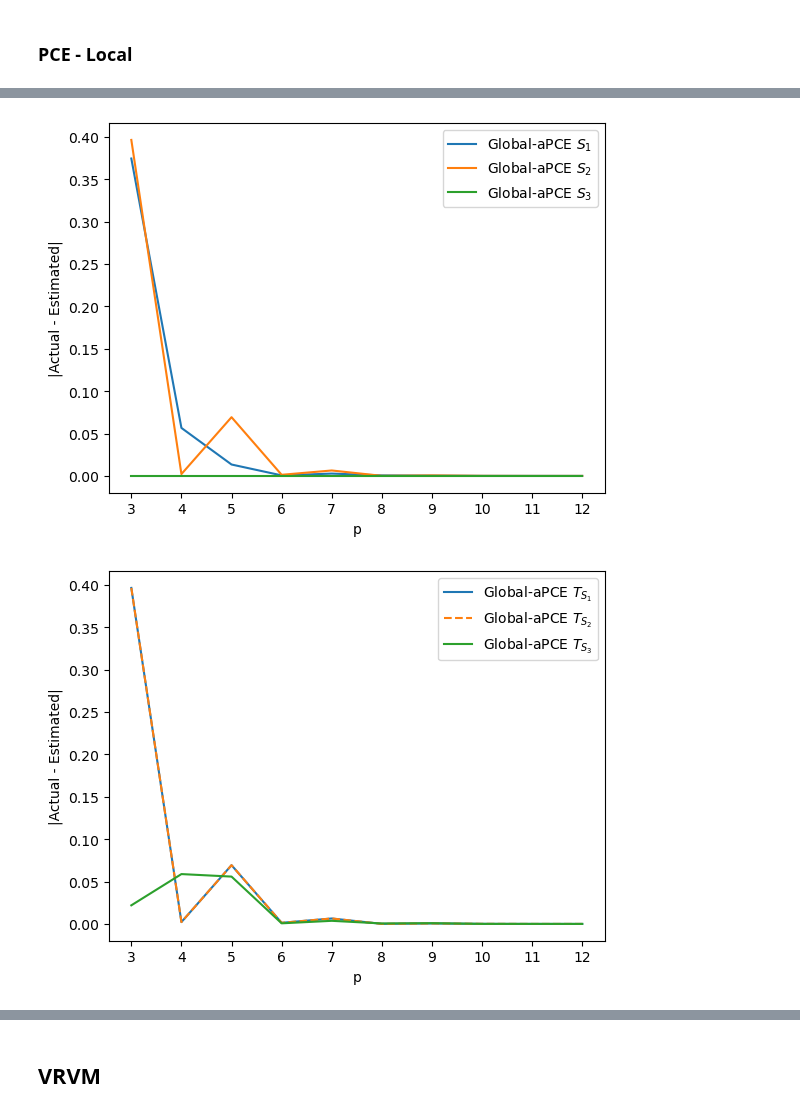
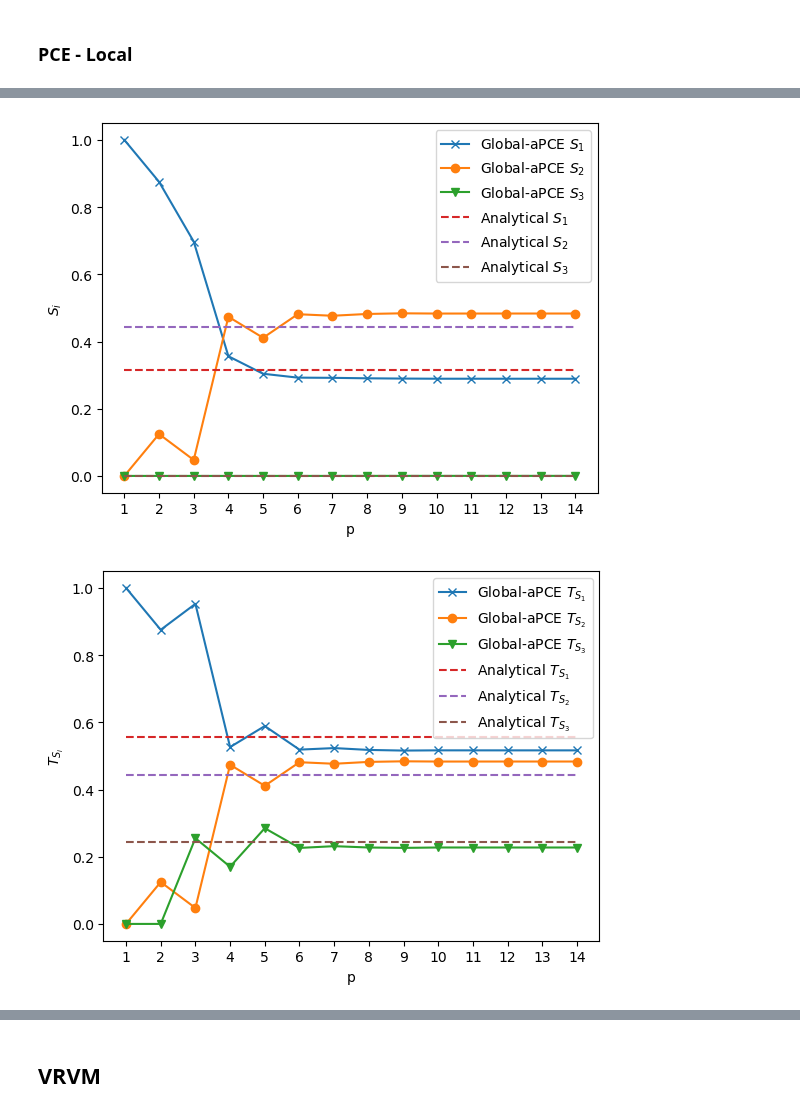
Before and after one commit to IsabelCoronaGuevara/CUDenver-Thesis, a Jupyter notebook: Results_SparseBayesianLearning.ipynb, the cells around one changed output, grey strips where cells are left out. Drawn from its saved outputs; the diff is of its cells as text; code cells hidden in the pictures.

```diff
--- a/Results_SparseBayesianLearning.ipynb
+++ b/Results_SparseBayesianLearning.ipynb
@@ -59,7 +59,7 @@ def parameter_values_ME(param_list, t):
 # %%
 N_train = 320 # Sample size
 N_test = 80
-#N_pol = 1000000
+N_pol = 1000
 N_mc = 1000000 #10^6 samples
 
 d = 3
@@ -68,7 +68,7 @@ np.random.seed(2357)
 
 X_train = np.random.uniform(-np.pi, np.pi, size=(N_train, d))
 X_test = np.random.uniform(-np.pi, np.pi, size=(N_test, d))
-X_pol = X_train.copy() #np.random.uniform(-np.pi, np.pi, size=(N_pol, d))
+X_pol = np.random.uniform(-np.pi, np.pi, size=(N_pol, d))
 
 Y_train = tf.ishigami(X_train)
 Y_test = tf.ishigami(X_test)
@@ -262,12 +262,12 @@ sa = sobol_GSA(d, tf.ishigami)
 for i in range(len(p)):
 
     mod = aPCE(X_pol, p[i])
-    P = mod.Create_Orthonormal_Polynomials(p[i], np.array(B_init))
+    P = mod.Create_Orthonormal_Polynomials_MC(p[i])
 
     Ishigami_AFVB_Global_aPCE_model = AFVB_PCE('aPCE', d = 3, p = p[i], domain = None, aPCE_model = mod, P = P, A_0 = A0_AFVB_Global_aPCE[i], B_0 = B0_AFVB_Global_aPCE[i], C_0 = C0_AFVB_Global_aPCE[i], D_0 = D0_AFVB_Global_aPCE[i])
     Ishigami_AFVB_Global_aPCE_model.fit(X_train, Y_train)
 
-    print(Ishigami_AFVB_Global_aPCE_model.n_star)
+    print('n =', Ishigami_AFVB_Global_aPCE_model.n, 'n* =', Ishigami_AFVB_Global_aPCE_model.n_star)
 
     mean_sparse.append(Ishigami_AFVB_Global_aPCE_model.a_hat[0])
     V_sparse.append(sa.sobol_PCE(p[i], Ishigami_AFVB_Global_aPCE_model.a_hat, Ishigami_AFVB_Global_aPCE_model.active_cols)[1])
@@ -486,22 +496,30 @@ plt.legend();
+# %%
+p = list(range(1,15))
 # %%
-plt.plot(p, np.abs((np.array(Si_sparse)-np.array(GSA_Ishigami['1st Order']))[:,0]), '-', label = 'Global-aPCE $S_1$')
-plt.plot(p, np.abs((np.array(Si_sparse)-np.array(GSA_Ishigami['1st Order']))[:,1]), '-', label = 'Global-aPCE $S_2$')
-plt.plot(p, np.abs((np.array(Si_sparse)-np.array(GSA_Ishigami['1st Order']))[:,2]), '-', label = 'Global-aPCE $S_3$')
+plt.plot(p, np.array(Si_sparse)[:,0], '-x', label = 'Global-aPCE $S_1$')
+plt.plot(p, np.array(Si_sparse)[:,1], '-o', label = 'Global-aPCE $S_2$')
+plt.plot(p, np.array(Si_sparse)[:,2], '-v', label = 'Global-aPCE $S_3$')
+plt.plot(p, [GSA_Ishigami['1st Order'][0]]*14, '--', label = 'Analytical $S_1$')
+plt.plot(p, [GSA_Ishigami['1st Order'][1]]*14, '--', label = 'Analytical $S_2$')
+plt.plot(p, [GSA_Ishigami['1st Order'][2]]*14, '--', label = 'Analytical $S_3$')
 plt.xticks(p)
 #plt.yscale("log")
 plt.xlabel("p")
-plt.ylabel("|Actual - Estimated|")
+plt.ylabel("$S_i$")
 plt.legend();
 # %% [output]
-[figure, old version]
+[figure, new version]
 # %%
-plt.plot(p, np.abs((np.array(Ti_sparse)-np.array(GSA_Ishigami['Total Order']))[:,0]), '-', label = 'Global-aPCE $T_{S_1}$')
-plt.plot(p, np.abs((np.array(Ti_sparse)-np.array(GSA_Ishigami['Total Order']))[:,1]), '--', label = 'Global-aPCE $T_{S_2}$')
-plt.plot(p, np.abs((np.array(Ti_sparse)-np.array(GSA_Ishigami['Total Order']))[:,2]), '-', label = 'Global-aPCE $T_{S_3}$')
+plt.plot(p, np.array(Ti_sparse)[:,0], '-x', label = 'Global-aPCE $T_{S_1}$')
+plt.plot(p, np.array(Ti_sparse)[:,1], '-o', label = 'Global-aPCE $T_{S_2}$')
+plt.plot(p, np.array(Ti_sparse)[:,2], '-v', label = 'Global-aPCE $T_{S_3}$')
+plt.plot(p, [GSA_Ishigami['Total Order'][0]]*14, '--', label = 'Analytical $T_{S_1}$')
+plt.plot(p, [GSA_Ishigami['Total Order'][1]]*14, '--', label = 'Analytical $T_{S_2}$')
+plt.plot(p, [GSA_Ishigami['Total Order'][2]]*14, '--', label = 'Analytical $T_{S_3}$')
 plt.xticks(p)
 #plt.yscale("log")
 plt.xlabel("p")
-plt.ylabel("|Actual - Estimated|")
+plt.ylabel("$T_{S_i}$")
 plt.legend();
 # %% [output]
-[figure, old version]
+[figure, new version]
```
Also changed, not shown: parts of 26 cells of this notebook.
